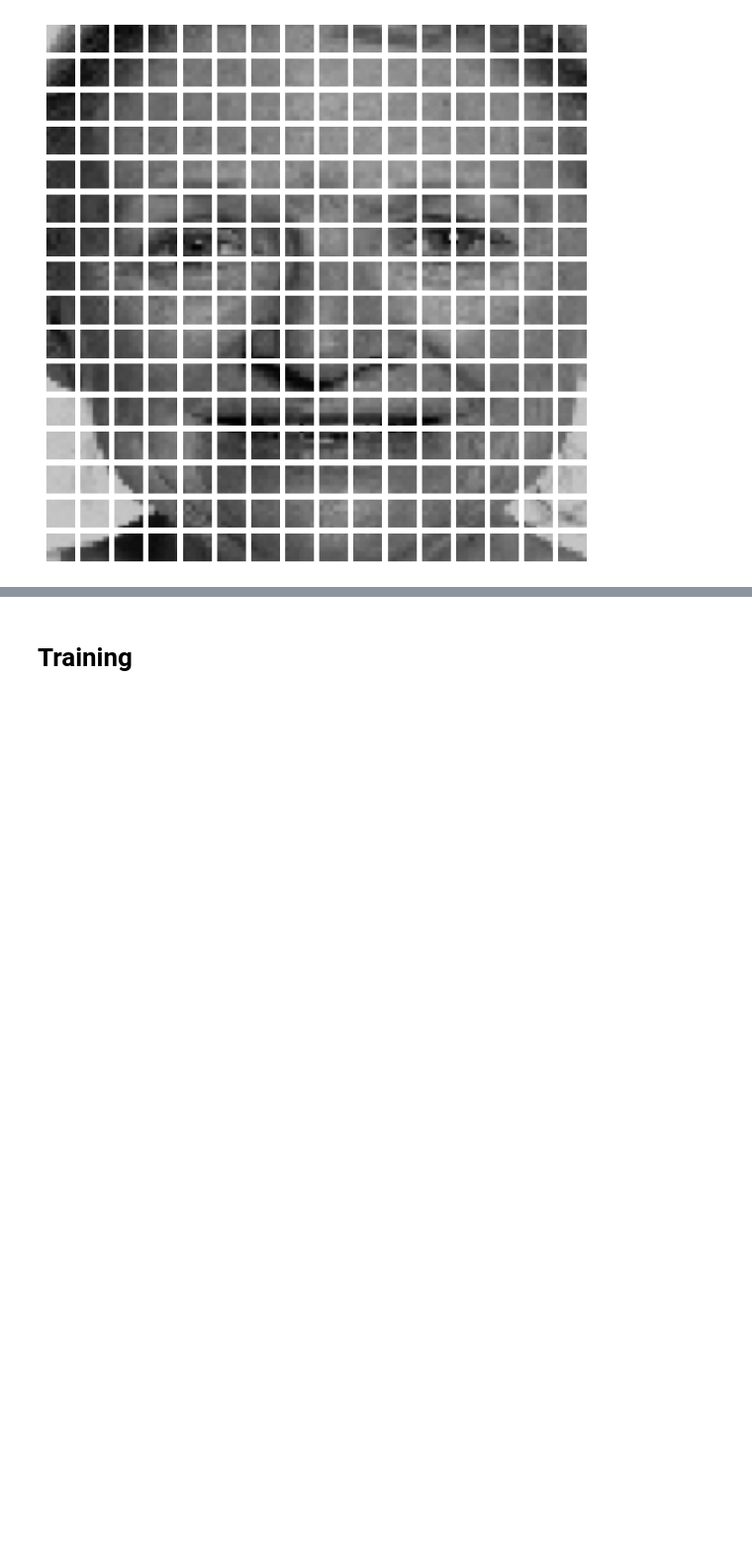
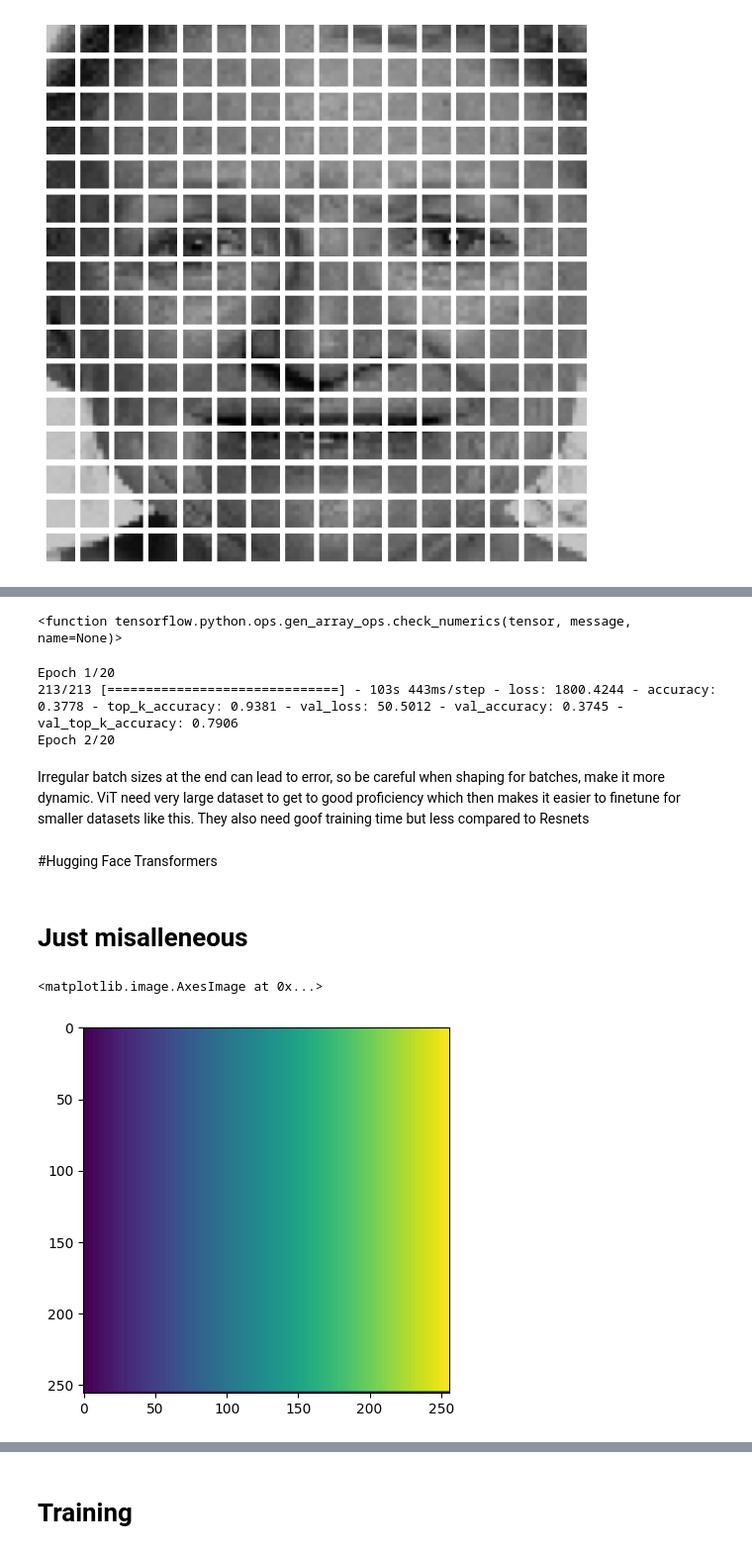
Before and after one commit to rakibulhaque9954/Emotion_model-sec-17-Vision-Transfomers, a Jupyter notebook: Emotion_model(sec_17)Vision_Transfomers.ipynb, the cells around one changed output, grey strips where cells are left out. Shown at 99% size. Drawn from its saved outputs; the diff is of its cells as text; code cells hidden in the pictures; blank space fills up the shorter version.

```diff
--- a/Emotion_model(sec_17)Vision_Transfomers.ipynb
+++ b/Emotion_model(sec_17)Vision_Transfomers.ipynb
@@ -478,0 +637,33 @@ for i in range(patches.shape[1]):
+# %%
+tf.debugging.check_numerics
+# %% [output]
+<function tensorflow.python.ops.gen_array_ops.check_numerics(tensor, message, name=None)>
+# %%
+history = vit.fit(
+    training_dataset,
+    validation_data = validation_dataset,
+    epochs = CONFIGURATION['N_EPOCHS'],
+    verbose = 1
+)
+# %% [output]
+Epoch 1/20
+213/213 [==============================] - 103s 443ms/step - loss: 1800.4244 - accuracy: 0.3778 - top_k_accuracy: 0.9381 - val_loss: 50.5012 - val_accuracy: 0.3745 - val_top_k_accuracy: 0.7906
+Epoch 2/20
+# %% [markdown]
+Irregular batch sizes at the end can lead to error, so be careful when shaping for batches, make it more dynamic.
+ViT need very large dataset to get to good proficiency which then makes it easier to finetune for smaller datasets like this. They also need goof training time but less compared to Resnets
+# %% [markdown]
+#Hugging Face Transformers
+# %% [markdown]
+# Just misalleneous
+# %%
+
+# plt.imshow(np.ones([256, 256, 3]))
+image = np.zeros((256, 256), dtype = np.uint8)
+for i in range(256):
+  image[: i] = np.linspace(0, 76, 256, dtype = np.uint8)
+
+plt.imshow(image)
+# %% [output]
+<matplotlib.image.AxesImage at 0x...>
+[figure, added]
```
Also changed, not shown: parts of 18 cells of this notebook.
